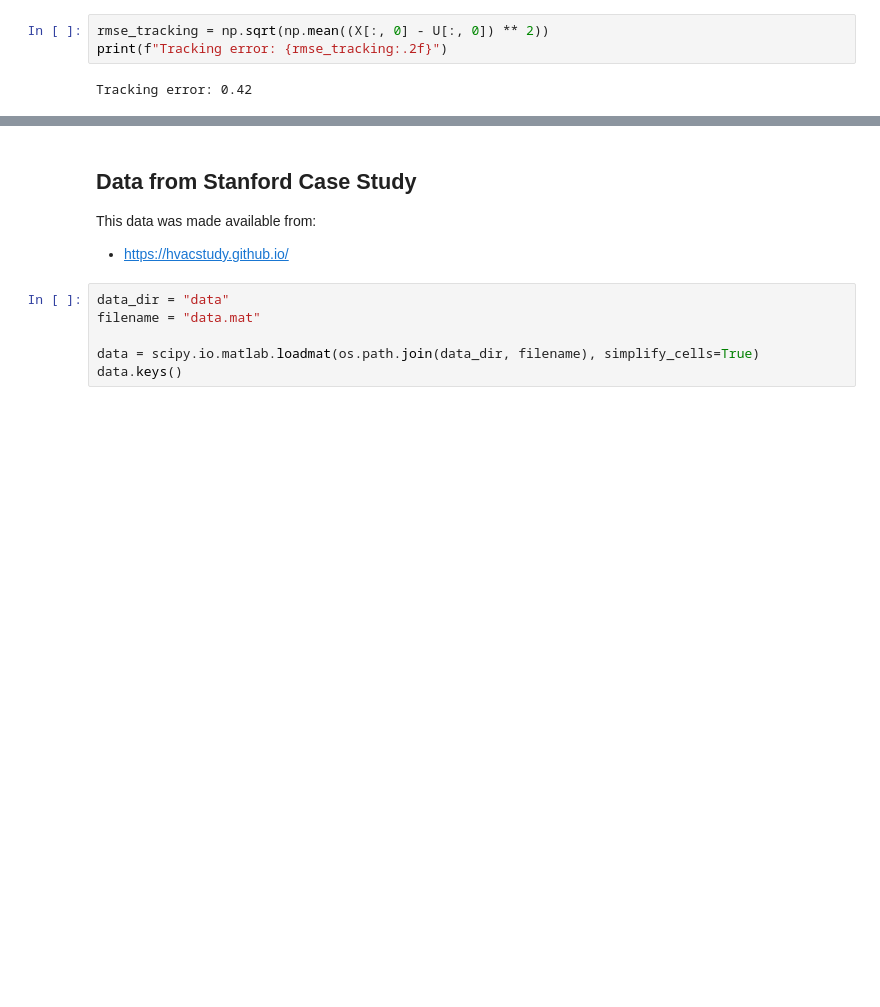
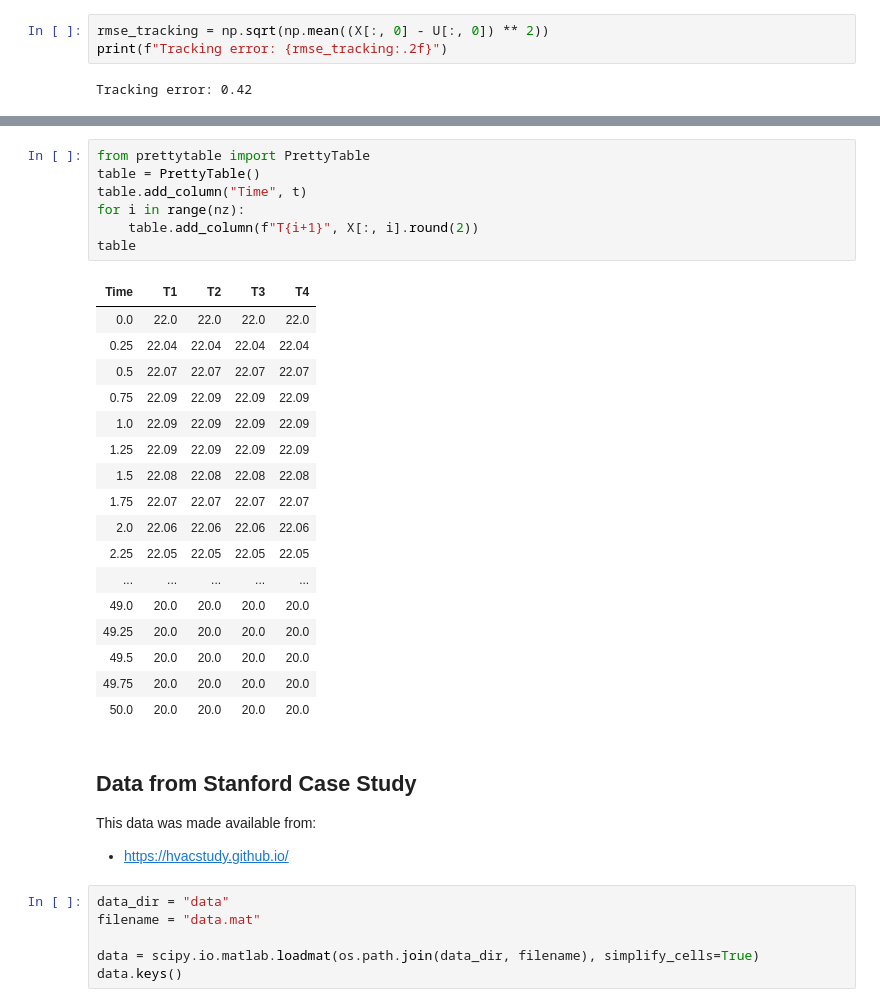
Before and after one commit to billtubbs/building-hvac-models, a Jupyter notebook: Building-models.ipynb, the cells around one changed output, grey strips where cells are left out. Drawn from its saved outputs; the diff is of its cells as text; blank space fills up the shorter version.

```diff
--- a/Building-models.ipynb
+++ b/Building-models.ipynb
@@ -309,3 +445,28 @@ Tracking error: 0.42
+# %%
+from prettytable import PrettyTable
+table = PrettyTable()
+table.add_column("Time", t)
+for i in range(nz):
+    table.add_column(f"T{i+1}", X[:, i].round(2))
+table
+# %% [output]
+| Time | T1 | T2 | T3 | T4 |
+| 0.0 | 22.0 | 22.0 | 22.0 | 22.0 |
+| 0.25 | 22.04 | 22.04 | 22.04 | 22.04 |
+| 0.5 | 22.07 | 22.07 | 22.07 | 22.07 |
+| 0.75 | 22.09 | 22.09 | 22.09 | 22.09 |
+| 1.0 | 22.09 | 22.09 | 22.09 | 22.09 |
+| 1.25 | 22.09 | 22.09 | 22.09 | 22.09 |
+| 1.5 | 22.08 | 22.08 | 22.08 | 22.08 |
+| 1.75 | 22.07 | 22.07 | 22.07 | 22.07 |
+| 2.0 | 22.06 | 22.06 | 22.06 | 22.06 |
+| 2.25 | 22.05 | 22.05 | 22.05 | 22.05 |
+| ... | ... | ... | ... | ... |
+| 49.0 | 20.0 | 20.0 | 20.0 | 20.0 |
+| 49.25 | 20.0 | 20.0 | 20.0 | 20.0 |
+| 49.5 | 20.0 | 20.0 | 20.0 | 20.0 |
+| 49.75 | 20.0 | 20.0 | 20.0 | 20.0 |
+| 50.0 | 20.0 | 20.0 | 20.0 | 20.0 |
 # %% [markdown]
 ## Data from Stanford Case Study
 
```
Also changed, not shown: parts of 17 cells of this notebook.
